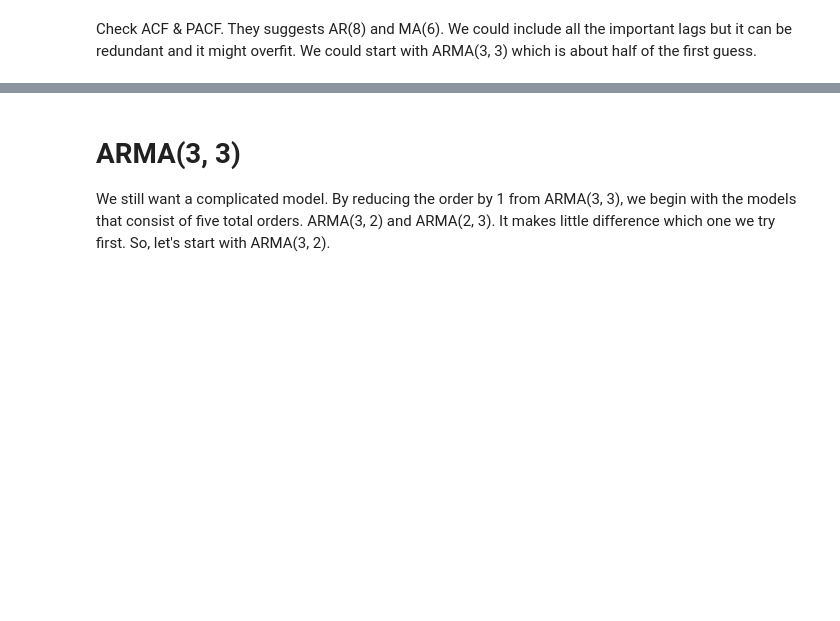
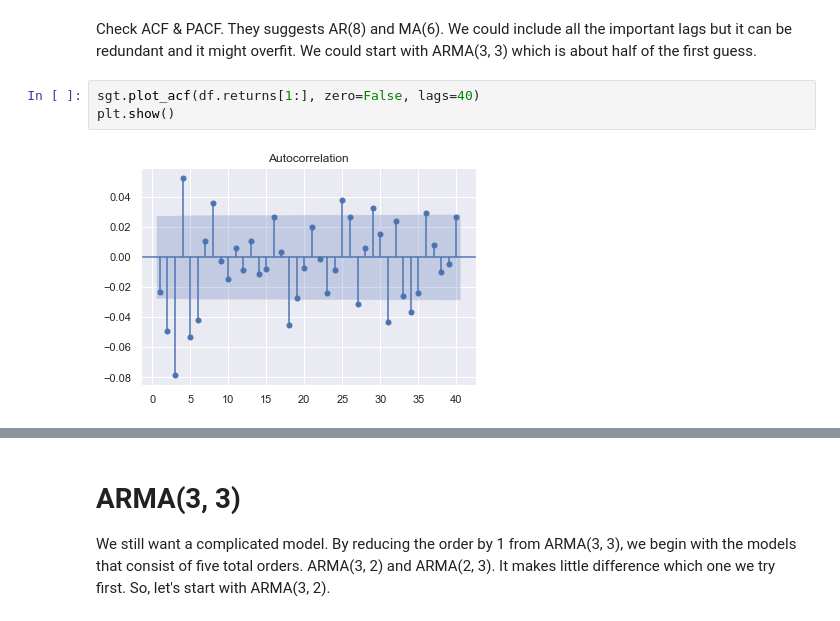
Before and after one commit to mkang32/snp500-analysis, a Jupyter notebook: notebooks/5.the_ARMA.ipynb, the cells around one changed output, grey strips where cells are left out. Saved outputs shown, nothing was run; the diff lists cells and outputs as text; blank space fills up the shorter version.

```diff
--- a/notebooks/5.the_ARMA.ipynb
+++ b/notebooks/5.the_ARMA.ipynb
@@ -118,3 +118,8 @@ This verifies that ARMA(1,1) is better than AR(1) and MA(1).
 # Higher-Lag ARMA Models
 # %% [markdown]
 Check ACF & PACF. They suggests AR(8) and MA(6). We could include all the important lags but it can be redundant and it might overfit. We could start with ARMA(3, 3) which is about half of the first guess.
+# %%
+sgt.plot_acf(df.returns[1:], zero=False, lags=40)
+plt.show()
+# %% [output]
+[figure, added]
```
Also changed, not shown: parts of 19 cells of this notebook.
